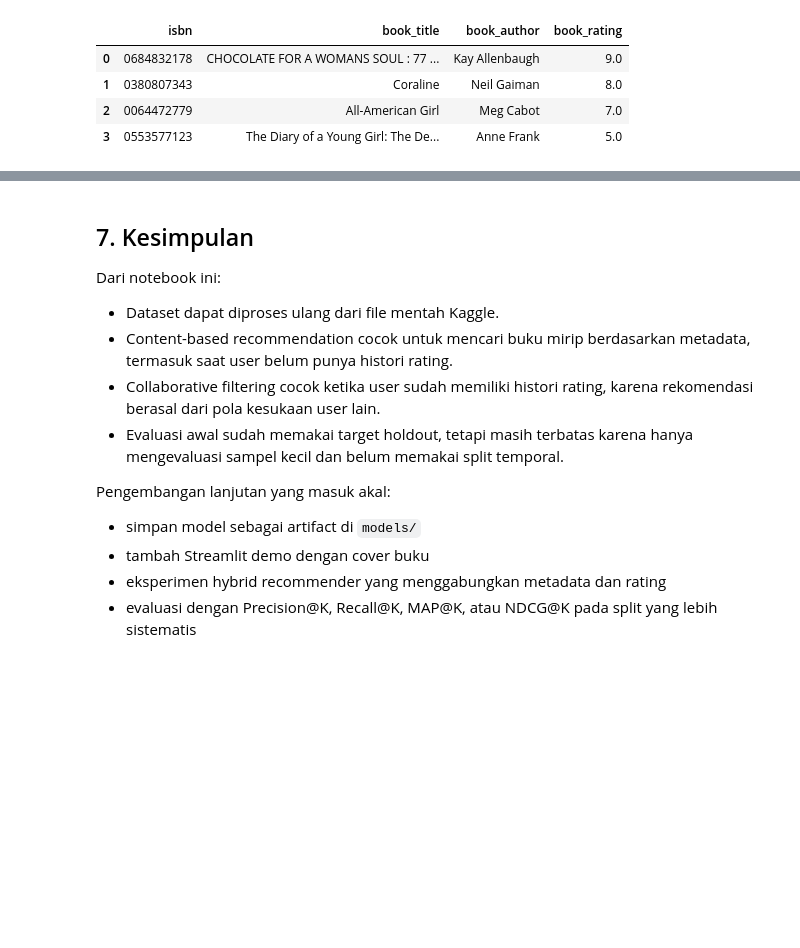
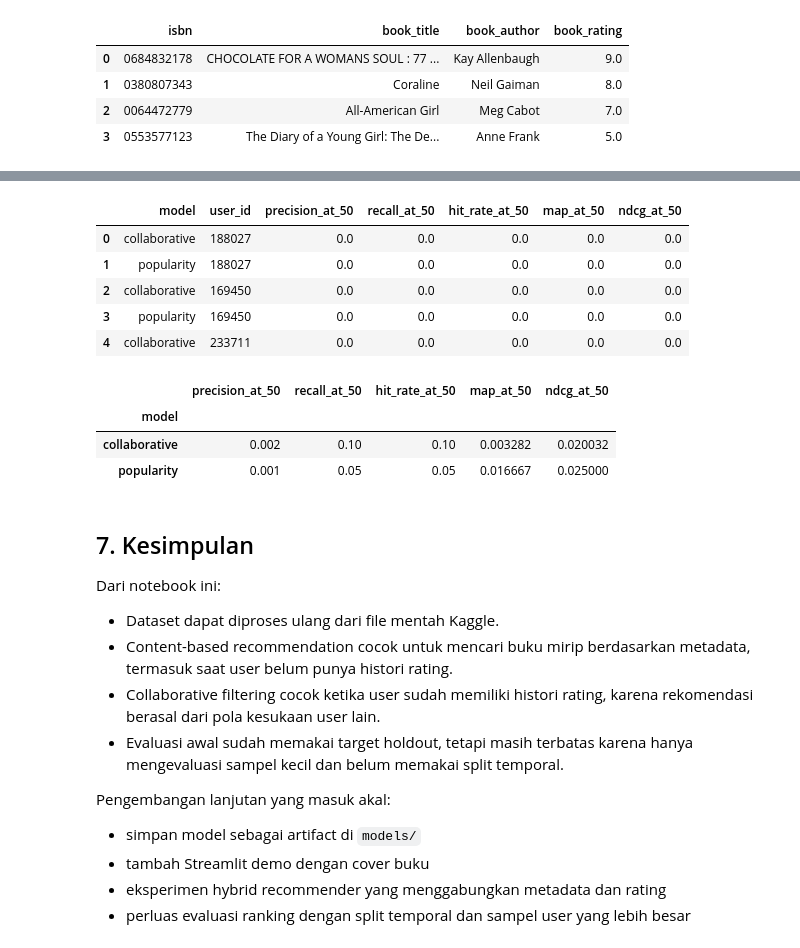
Before and after one commit to ridopandiSinaga/System-Recommendation, a Jupyter notebook: notebooks/01_end_to_end_book_recommender.ipynb, the cells around one changed output, grey strips where cells are left out. Cells and saved outputs as stored; diff of their text form; code cells hidden in the pictures; blank space fills up the shorter version.

Commit message:
Add ranking evaluation CLI

```diff
--- a/notebooks/01_end_to_end_book_recommender.ipynb
+++ b/notebooks/01_end_to_end_book_recommender.ipynb
@@ -454,3 +389,55 @@ display(metrics[metric_columns].mean().to_frame("mean"))
+# %%
+train_ratings, holdout_ratings = build_leave_one_out_split(
+    dataset.ratings,
+    sample_users=20,
+    random_state=RANDOM_STATE,
+)
+
+eval_model = ItemBasedCollaborativeRecommender(n_neighbors=100).fit(
+    dataset.books,
+    train_ratings,
+)
+
+k = 50
+metric_rows = []
+for row in holdout_ratings.itertuples(index=False):
+    user_id = int(row.user_id)
+    relevant = [row.isbn]
+    collab_recommended = eval_model.recommend_for_user(user_id, top_n=k)["isbn"].tolist()
+    train_history = train_ratings[train_ratings["user_id"] == user_id]
+    popularity_recommended = eval_model.recommend_popular(
+        top_n=k,
+        exclude_isbns=set(train_history["isbn"]),
+    )["isbn"].tolist()
+
+    metric_rows.append(
+        {"model": "collaborative", "user_id": user_id, **ranking_metrics_at_k(collab_recommended, relevant, k)}
+    )
+    metric_rows.append(
+        {"model": "popularity", "user_id": user_id, **ranking_metrics_at_k(popularity_recommended, relevant, k)}
+    )
+
+metrics = pd.DataFrame(metric_rows)
+display(metrics.head())
+metric_columns = [
+    f"precision_at_{k}",
+    f"recall_at_{k}",
+    f"hit_rate_at_{k}",
+    f"map_at_{k}",
+    f"ndcg_at_{k}",
+]
+display(metrics.groupby("model")[metric_columns].mean())
+# %% [output]
+|  | model | user_id | precision_at_50 | recall_at_50 | hit_rate_at_50 | map_at_50 | ndcg_at_50 |
+| 0 | collaborative | 188027 | 0.0 | 0.0 | 0.0 | 0.0 | 0.0 |
+| 1 | popularity | 188027 | 0.0 | 0.0 | 0.0 | 0.0 | 0.0 |
+| 2 | collaborative | 169450 | 0.0 | 0.0 | 0.0 | 0.0 | 0.0 |
+| 3 | popularity | 169450 | 0.0 | 0.0 | 0.0 | 0.0 | 0.0 |
+| 4 | collaborative | 233711 | 0.0 | 0.0 | 0.0 | 0.0 | 0.0 |
+|  | precision_at_50 | recall_at_50 | hit_rate_at_50 | map_at_50 | ndcg_at_50 |
+| model |  |  |  |  |  |
+| collaborative | 0.002 | 0.10 | 0.10 | 0.003282 | 0.020032 |
+| popularity | 0.001 | 0.05 | 0.05 | 0.016667 | 0.025000 |
 # %% [markdown]
 ## 7. Kesimpulan
 
@@ -469,5 +456,5 @@ Pengembangan lanjutan yang masuk akal:
 - simpan model sebagai artifact di `models/`
 - tambah Streamlit demo dengan cover buku
 - eksperimen hybrid recommender yang menggabungkan metadata dan rating
-- evaluasi dengan Precision@K, Recall@K, MAP@K, atau NDCG@K pada split yang
-  lebih sistematis
+- perluas evaluasi ranking dengan split temporal dan sampel user yang lebih
+  besar
```
Also changed, not shown: parts of 6 cells of this notebook, 6 other files.
